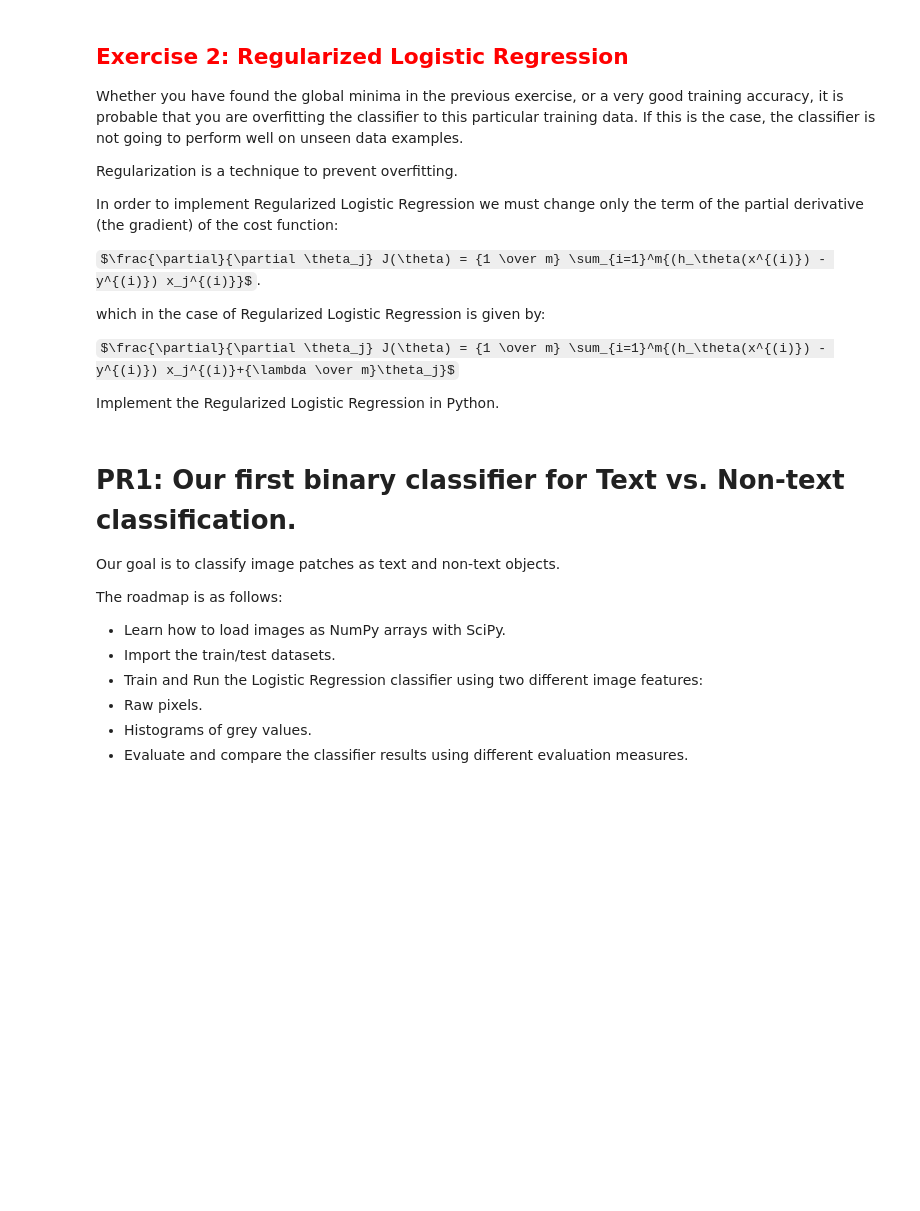
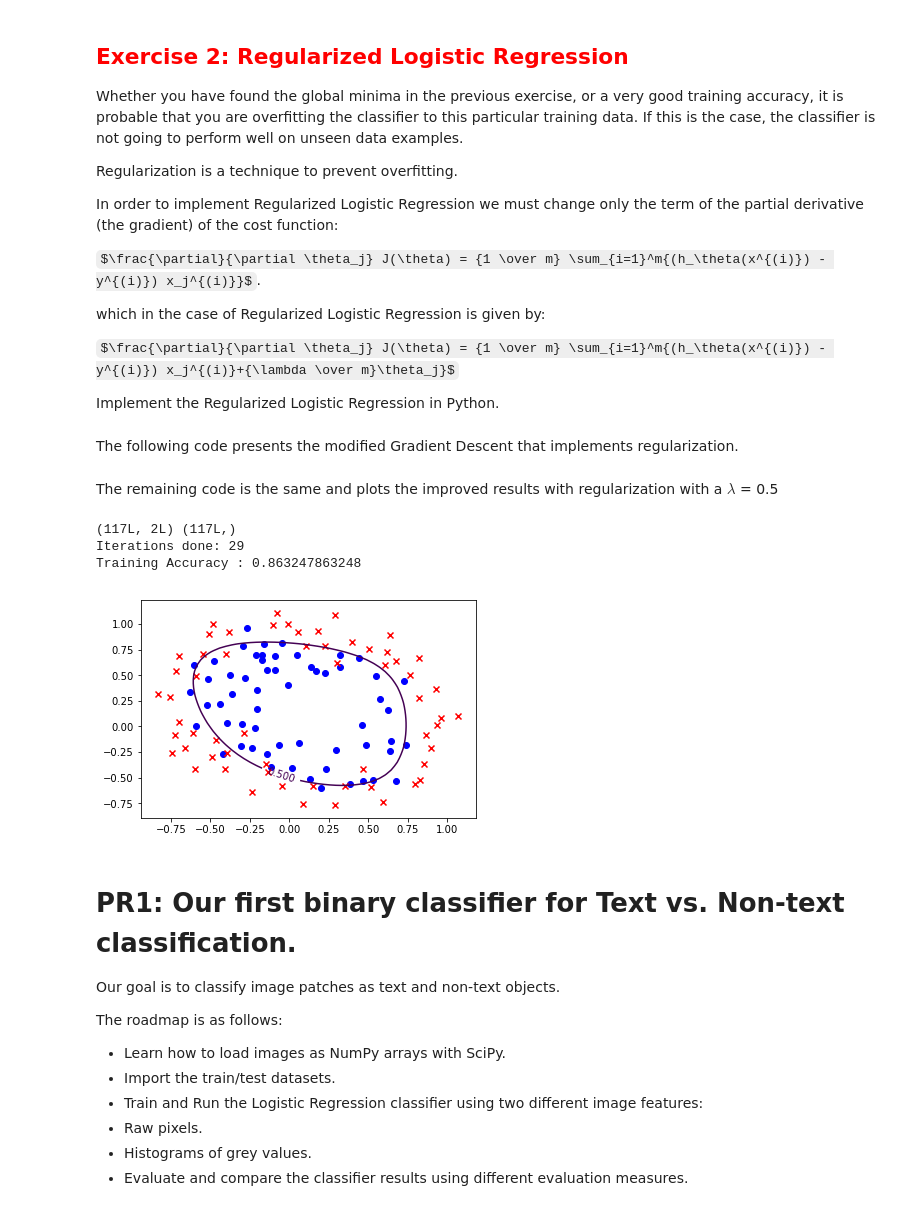
Before and after one commit to bqUAB/par_practices, a Jupyter notebook: b-text_classification/PR1.ipynb, the cells around one changed output. Cells and saved outputs as stored; diff of their text form; code cells hidden in the pictures; some formulas as TeX source; blank space fills up the shorter version.

```diff
--- a/b-text_classification/PR1.ipynb
+++ b/b-text_classification/PR1.ipynb
@@ -347,0 +385,2 @@ Implement the Regularized Logistic Regression in Python.
+# %% [markdown]
+The following code presents the modified Gradient Descent that implements regularization.
@@ -348,3 +411,56 @@ Implement the Regularized Logistic Regression in Python.
+# %% [markdown]
+The remaining code is the same and plots the improved results with regularization with a $\lambda$ = 0.5
+# %%
+def classifyVector(X, theta):
+    """
+    Evaluate the Logistic Regression model h(x) with theta parameters,
+    and returns the predicted label of x.
+    """
+    prob = sigmoid(sum(np.dot(X, theta)))
+    if prob > 0.5:
+        return 1.0
+    else:
+        return 0.0
+
+
+# Load the synthetic data set
+with open('./PR1data1.pkl', 'rb') as f:
+    (X, y) = pickle.load(f)
+print X.shape, y.shape
+
+# Append the x_0 column (for the bias term theta_0)
+x = np.ones(shape=(X.shape[0], 1))
+x = np.append(x, X, axis=1)  # append as columns -> axis=1
+
+features = map_feature(X[:, 0], X[:, 1])
+
+# Logistic Regression gradient descent optimization
+w = GradientDescent(features, y)
+
+H = [classifyVector(features[i, :], w) for i in range(features.shape[0])]
+print "Training Accuracy : "+str(float(np.sum(H == y)) / y.shape[0])
+
+# Plot data
+plt.scatter(X[y == 1, 0], X[y == 1, 1], marker='o', c='b')  # positive samples
+plt.scatter(X[y == 0, 0], X[y == 0, 1], marker='x', c='r')  # negative samples
+
+# Plot Boundary
+u = np.linspace(np.min(X[:, 0]), np.max(X[:, 0]), 50)
+v = np.linspace(np.min(X[:, 1]), np.max(X[:, 1]), 50)
+z = np.zeros(shape=(len(u), len(v)))
+for i in range(len(u)):
+    for j in range(len(v)):
+        z[i, j] = sigmoid(map_feature(np.array(u[i]), np.array(v[j])).dot(w))
+
+z = z.T
+cs = plt.contour(u, v, z, levels=[0.5])
+plt.clabel(cs, inline=1, fontsize=10)
+plt.show()
+# %% [output]
+(117L, 2L) (117L,)
+Iterations done: 29
+Training Accuracy : 0.863247863248
+[figure, added]
 # %% [markdown]
 # PR1: Our first binary classifier for Text vs. Non-text classification.
 
```
Also changed, not shown: parts of 15 cells of this notebook, 1 other file.
